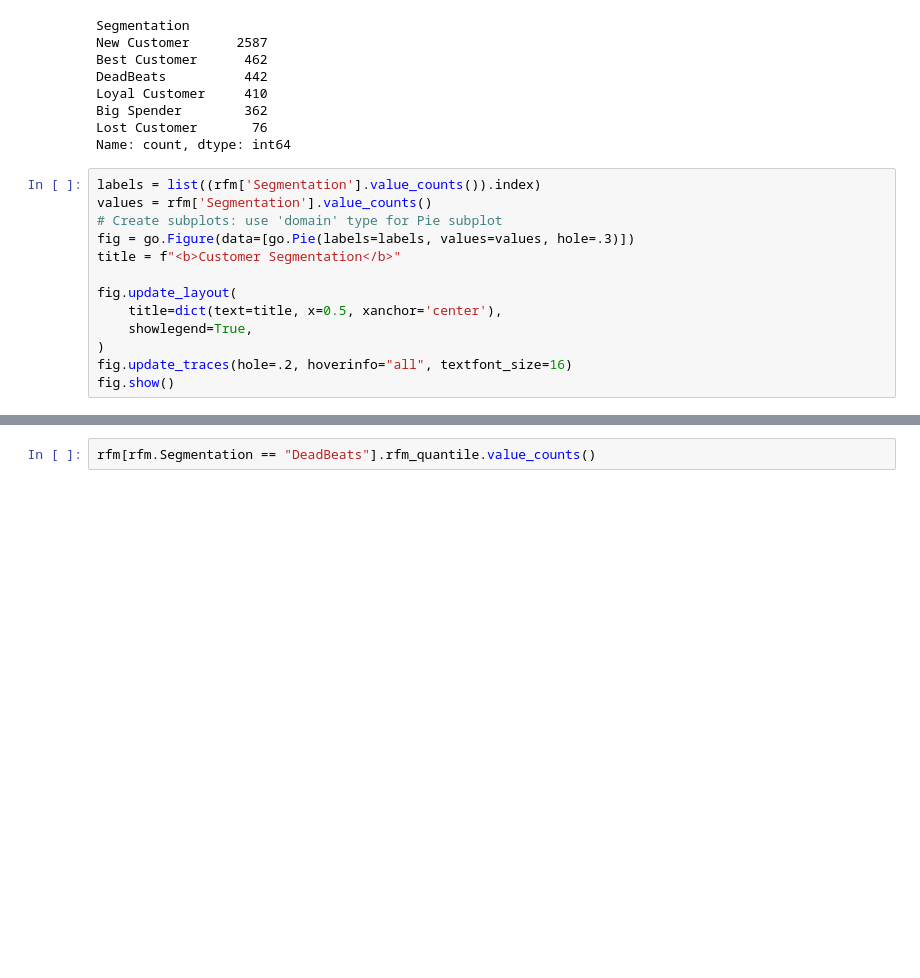
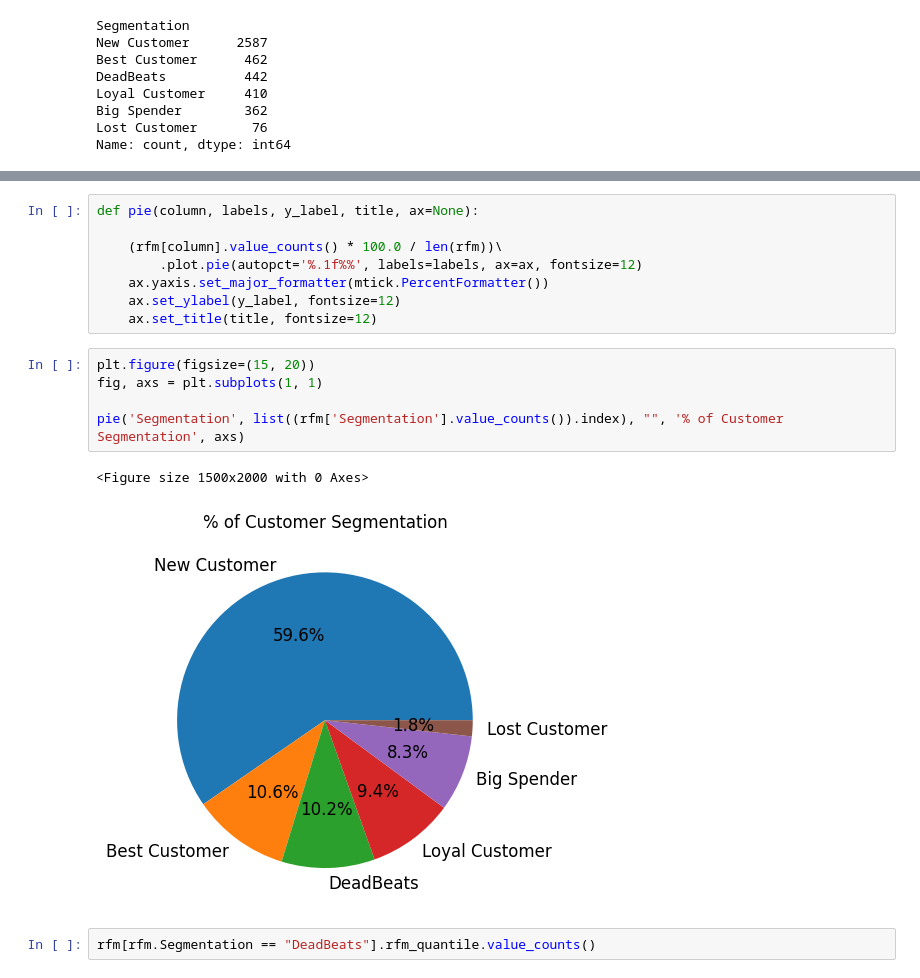
Before and after one commit to SharathHebbar/Marketing-Analytics, a Jupyter notebook: RFM_analysis/rfm-analysis.ipynb, the cells around one changed output, grey strips where cells are left out. Saved outputs shown, nothing was run; the diff lists cells and outputs as text; blank space fills up the shorter version.

```diff
--- a/RFM_analysis/rfm-analysis.ipynb
+++ b/RFM_analysis/rfm-analysis.ipynb
@@ -605,16 +570,3 @@ Loyal Customer     410
 Big Spender        362
 Lost Customer       76
 Name: count, dtype: int64
-# %%
-labels = list((rfm['Segmentation'].value_counts()).index)
-values = rfm['Segmentation'].value_counts()
-# Create subplots: use 'domain' type for Pie subplot
-fig = go.Figure(data=[go.Pie(labels=labels, values=values, hole=.3)])
-title = f"<b>Customer Segmentation</b>"
-
-fig.update_layout(
-    title=dict(text=title, x=0.5, xanchor='center'),
-    showlegend=True,
-)
-fig.update_traces(hole=.2, hoverinfo="all", textfont_size=16)
-fig.show()
@@ -623,3 +573,19 @@ fig.show()
+# %%
+def pie(column, labels, y_label, title, ax=None):
+
+    (rfm[column].value_counts() * 100.0 / len(rfm))\
+        .plot.pie(autopct='%.1f%%', labels=labels, ax=ax, fontsize=12)
+    ax.yaxis.set_major_formatter(mtick.PercentFormatter())
+    ax.set_ylabel(y_label, fontsize=12)
+    ax.set_title(title, fontsize=12)
+# %%
+plt.figure(figsize=(15, 20))
+fig, axs = plt.subplots(1, 1)
+
+pie('Segmentation', list((rfm['Segmentation'].value_counts()).index), "", '% of Customer Segmentation', axs)
+# %% [output]
+<Figure size 1500x2000 with 0 Axes>
+[figure, added]
 # %%
 rfm[rfm.Segmentation == "DeadBeats"].rfm_quantile.value_counts()
 # %% [output]
```
Also changed, not shown: parts of 15 cells of this notebook, 1 other file.
